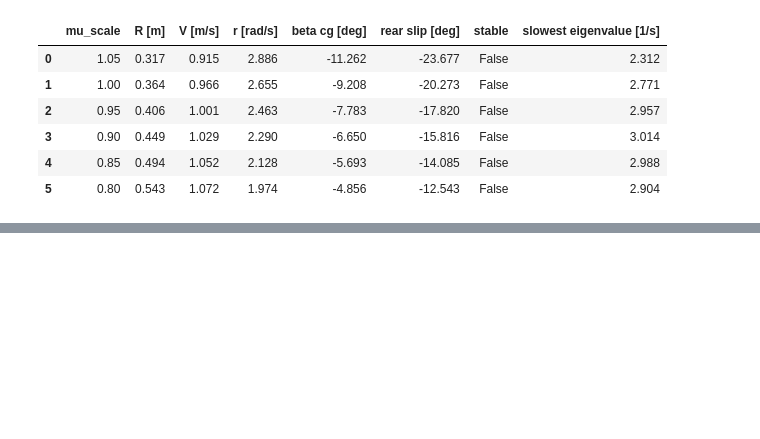
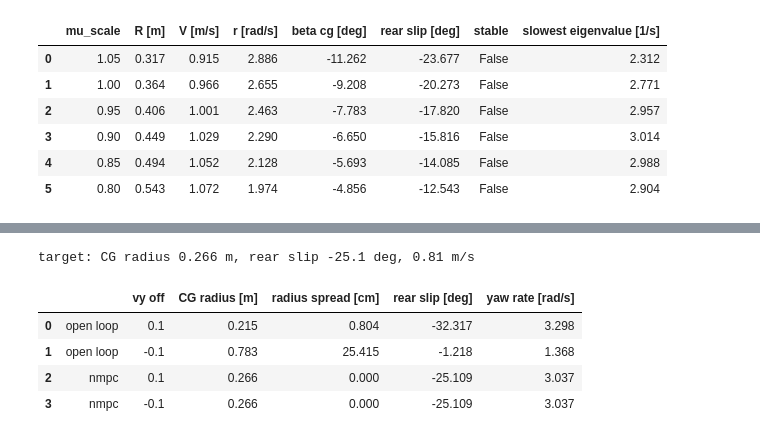
Before and after one commit to Gelminaio/drift-mpc-ackermann, a Jupyter notebook: notebooks/drift.ipynb, the cells around one changed output, grey strips where cells are left out. Cells and saved outputs as stored; diff of their text form; code cells hidden in the pictures; blank space fills up the shorter version.

Commit message:
analysis: holding the unstable drift

```diff
--- a/notebooks/drift.ipynb
+++ b/notebooks/drift.ipynb
@@ -212,0 +233,73 @@ the yaw rate by 7%.
+# %%
+D_EQ, U_EQ = np.radians(13), 1.12
+VX, VY, R_EQ = drift.equilibrium(p, D_EQ, U_EQ)
+R_REAR, E_PSI = drift.circle(p, VX, VY, R_EQ)
+solver = AcadosOcpSolver(drift_ocp(p, tempfile.mkdtemp()), verbose=False)
+yref = np.array([0, E_PSI, VX, VY, R_EQ, D_EQ, U_EQ, 0, 0])
+for j in range(N + 1):
+    solver.set(j, 'yref', yref if j < N else yref[:5])
+
+
+def car_deriv(x, mu, d_cmd, u_cmd):
+    X, Y, psi, vx, vy, r, d, u = x
+    fx, fy, mz = vm.forces((vx, vy, r, d), u, mu)
+    tau_u = np.interp(abs(u_cmd), p['speed_lag_v'], p['speed_lag'])
+    return np.array([vx * np.cos(psi) - vy * np.sin(psi), vx * np.sin(psi) + vy * np.cos(psi), r,
+                     fx / vm.M + vy * r, fy / vm.M - vx * r, mz / vm.IZ, (d_cmd - d) / vm.TAU, (u_cmd - u) / tau_u])
+
+
+def simulate_drift(ctrl, dvy, mu=1.0, mu_nmpc=1.0, seconds=8.0, dt=0.02):
+    # CG on the circle going counterclockwise around the origin, heading beta off the velocity
+    V, beta = np.hypot(VX, VY), np.arctan2(VY, VX)
+    x = np.array([V / R_EQ, 0.0, np.pi / 2 - beta, VX, VY * (1 + dvy), R_EQ, D_EQ, U_EQ])
+    cmd, theta, log = np.array([D_EQ, U_EQ]), 0.0, []
+    for k in range(int(seconds / dt)):
+        xr, yr = x[0] - p['lr'] * np.cos(x[2]), x[1] - p['lr'] * np.sin(x[2])
+        theta += np.angle(np.exp(1j * (np.arctan2(yr, xr) - theta)))
+        n, e_psi = R_REAR - np.hypot(xr, yr), np.angle(np.exp(1j * (x[2] - theta - np.pi / 2)))
+        if ctrl == 'nmpc':
+            x0 = np.r_[R_REAR * theta, n, e_psi, x[3:8], cmd]
+            if k == 0:
+                for j in range(N + 1):
+                    solver.set(j, 'x', x0)
+                    solver.set(j, 'p', np.array([mu_nmpc, 1 / R_REAR]))
+            else:
+                xs, us = [solver.get(j, 'x') for j in range(N + 1)], [solver.get(j, 'u') for j in range(N)]
+                for j in range(N):
+                    solver.set(j, 'x', xs[j + 1])
+                    solver.set(j, 'u', us[min(j + 1, N - 1)])
+            solver.set(0, 'lbx', x0)
+            solver.set(0, 'ubx', x0)
+            for _ in range(10 if k == 0 else 1):
+                solver.solve()
+            cmd = solver.get(1, 'x')[8:10]
+        h = dt / 20
+        for _ in range(20):
+            k1 = car_deriv(x, mu, *cmd)
+            k2 = car_deriv(x + h / 2 * k1, mu, *cmd)
+            k3 = car_deriv(x + h / 2 * k2, mu, *cmd)
+            k4 = car_deriv(x + h * k3, mu, *cmd)
+            x = x + h / 6 * (k1 + 2 * k2 + 2 * k3 + k4)
+        log.append((k * dt, n, np.hypot(x[0], x[1]), np.degrees(np.arctan2(x[4] - p['lr'] * x[5], x[3])), x[5], *cmd))
+    return pd.DataFrame(log, columns=['t', 'n', 'cg radius', 'rear slip', 'r', 'd_cmd', 'u_cmd'])
+
+
+runs, rows = {}, []
+for ctrl in ['open loop', 'nmpc']:
+    for dvy in [0.1, -0.1]:
+        log = simulate_drift(ctrl, dvy)
+        runs[ctrl, dvy] = log
+        last = log[log['t'] > 4]
+        rows.append({'': ctrl, 'vy off': dvy, 'CG radius [m]': last['cg radius'].mean(),
+                     'radius spread [cm]': last['cg radius'].std() * 100, 'rear slip [deg]': last['rear slip'].mean(),
+                     'yaw rate [rad/s]': last['r'].mean()})
+print(f'target: CG radius {np.hypot(VX, VY) / R_EQ:.3f} m, rear slip {np.degrees(np.arctan2(VY - p["lr"] * R_EQ, VX)):.1f} deg, '
+      f'{np.hypot(VX, VY):.2f} m/s')
+pd.DataFrame(rows).round(3)
+# %% [output]
+target: CG radius 0.266 m, rear slip -25.1 deg, 0.81 m/s
+|  |  | vy off | CG radius [m] | radius spread [cm] | rear slip [deg] | yaw rate [rad/s] |
+| 0 | open loop | 0.1 | 0.215 | 0.804 | -32.317 | 3.298 |
+| 1 | open loop | -0.1 | 0.783 | 25.415 | -1.218 | 1.368 |
+| 2 | nmpc | 0.1 | 0.266 | 0.000 | -25.109 | 3.037 |
+| 3 | nmpc | -0.1 | 0.266 | 0.000 | -25.109 | 3.037 |
```
Also changed, not shown: parts of 8 cells of this notebook, 2 other files.
